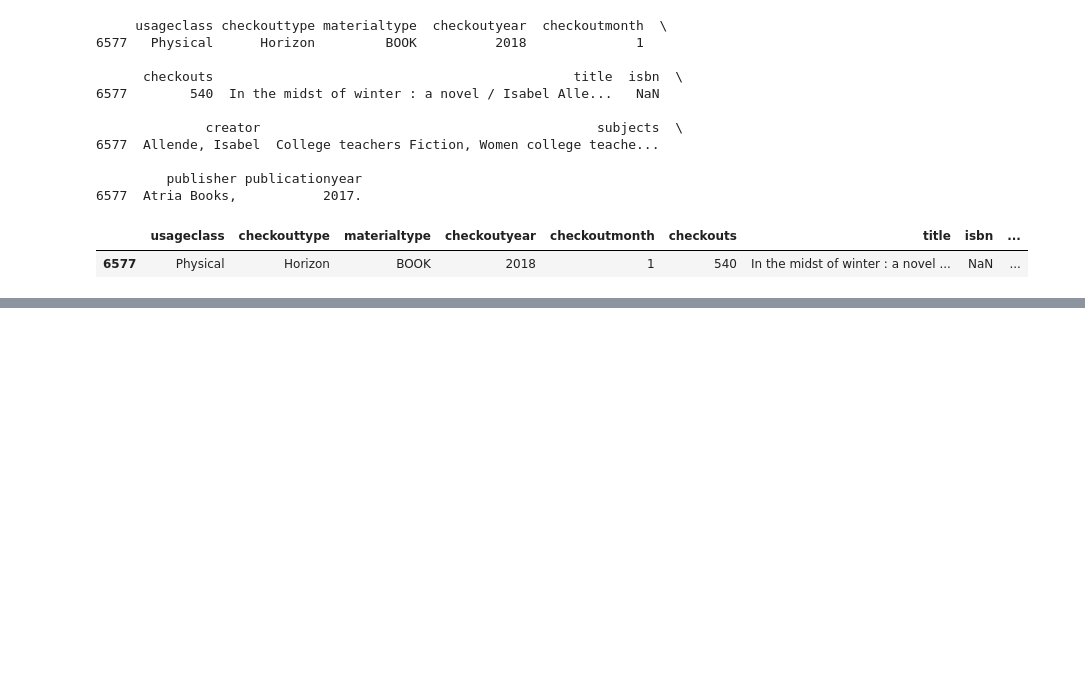
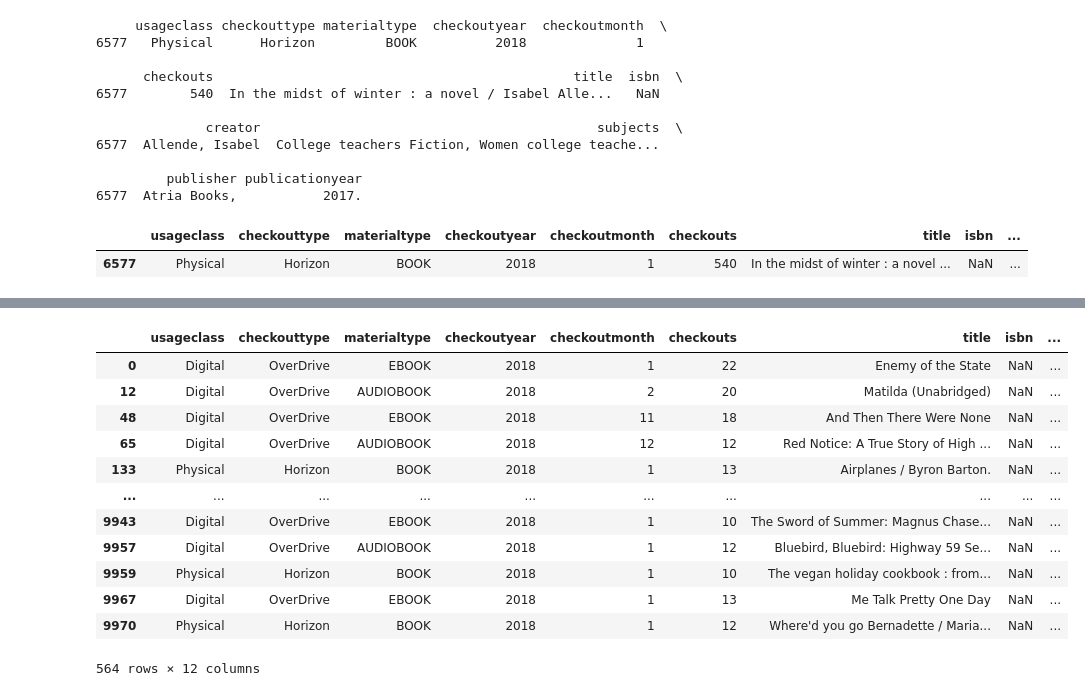
Before and after one commit to leniall/BdK6.5.3_P3_SoSe22, a Jupyter notebook: Pruefungsleistung Data Librarianship.ipynb, the cells around one changed output, grey strips where cells are left out. Cells and saved outputs as stored; diff of their text form; code cells hidden in the pictures; blank space fills up the shorter version.

```diff
--- a/Pruefungsleistung Data Librarianship.ipynb
+++ b/Pruefungsleistung Data Librarianship.ipynb
@@ -143,0 +150,16 @@ checkouts_list.loc[[6577]]
+# %%
+checkouts_more_than_20
+# %% [output]
+|  | usageclass | checkouttype | materialtype | checkoutyear | checkoutmonth | checkouts | title | isbn | ... |
+| 0 | Digital | OverDrive | EBOOK | 2018 | 1 | 22 | Enemy of the State | NaN | ... |
+| 12 | Digital | OverDrive | AUDIOBOOK | 2018 | 2 | 20 | Matilda (Unabridged) | NaN | ... |
+| 48 | Digital | OverDrive | EBOOK | 2018 | 11 | 18 | And Then There Were None | NaN | ... |
+| 65 | Digital | OverDrive | AUDIOBOOK | 2018 | 12 | 12 | Red Notice: A True Story of High ... | NaN | ... |
+| 133 | Physical | Horizon | BOOK | 2018 | 1 | 13 | Airplanes / Byron Barton. | NaN | ... |
+| ... | ... | ... | ... | ... | ... | ... | ... | ... | ... |
+| 9943 | Digital | OverDrive | EBOOK | 2018 | 1 | 10 | The Sword of Summer: Magnus Chase... | NaN | ... |
+| 9957 | Digital | OverDrive | AUDIOBOOK | 2018 | 1 | 12 | Bluebird, Bluebird: Highway 59 Se... | NaN | ... |
+| 9959 | Physical | Horizon | BOOK | 2018 | 1 | 10 | The vegan holiday cookbook : from... | NaN | ... |
+| 9967 | Digital | OverDrive | EBOOK | 2018 | 1 | 13 | Me Talk Pretty One Day | NaN | ... |
+| 9970 | Physical | Horizon | BOOK | 2018 | 1 | 12 | Where'd you go Bernadette / Maria... | NaN | ... |
+564 rows × 12 columns
```
Also changed, not shown: parts of 7 cells of this notebook.
